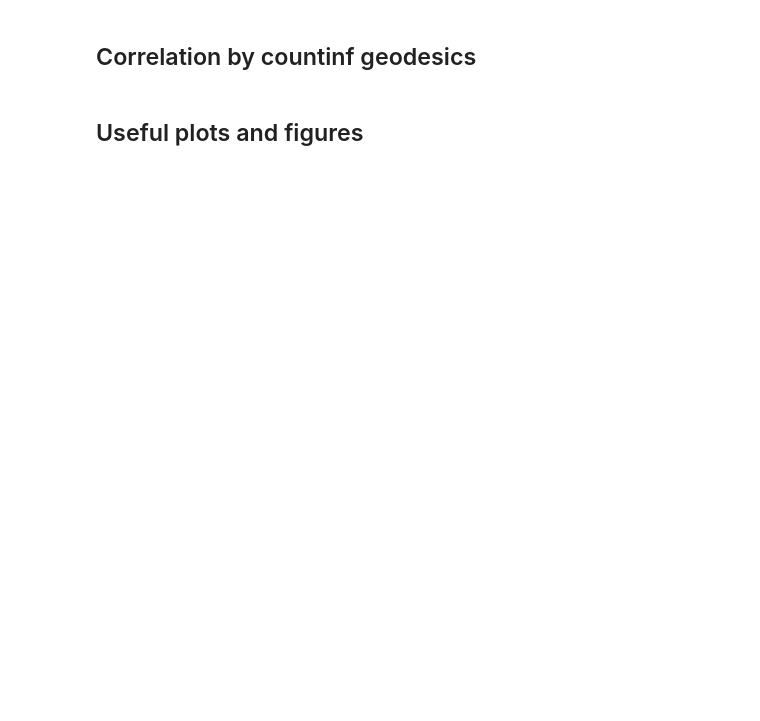
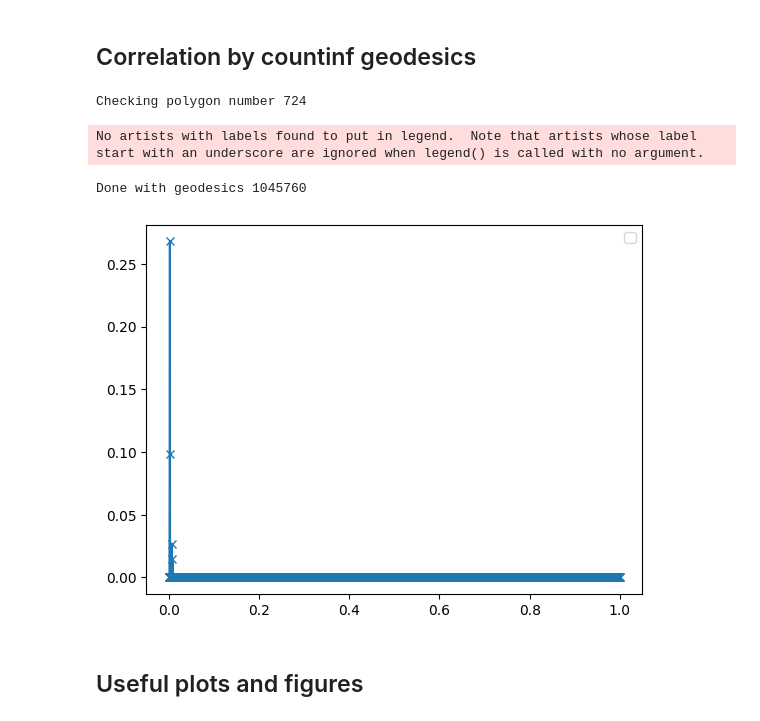
Before and after one commit to Alejo-Costa-Duran/HyperbolicFractonModel, a Jupyter notebook: Simulation.ipynb, the cells around one changed output. Saved outputs shown, nothing was run; the diff lists cells and outputs as text; code cells hidden in the pictures; blank space fills up the shorter version.

Commit message:
Correlations Computed

```diff
--- a/Simulation.ipynb
+++ b/Simulation.ipynb
@@ -429,3 +447,25 @@ def correlationByGeodesics(p,q,nLayers):
+# %%
+
+bHoleRads = sorted(list(set([np.round(g.distanceToOrigin+0.00001,5) for g in model.geodesicList])))
+bHoleRads = [0]+bHoleRads[:20]
+p = 5
+q = 4
+for nLayers in range(6,7):
+    model = md.FractonModel(p,q,nLayers)
+    save_dir = f"../Data/P{p}Q{q}/{nLayers}Layers"
+    correlation_dir = os.path.join(save_dir, 'CorrelationsByGeodesics')
+    fName = f'P{p}Q{q}N{nLayers}.npy'
+    correlation = np.load(os.path.join(correlation_dir,fName))
+    figCorr,axCorr = plt.subplots()
+    distances = np.arange(1,len(model.border)+1,1)/(len(model.border))
+    axCorr.plot(distances,correlation[18,:],'x-')
+    axCorr.legend()
+    figCorr.show()
+# %% [output]
+Checking polygon number 724
+No artists with labels found to put in legend.  Note that artists whose label start with an underscore are ignored when legend() is called with no argument.
+Done with geodesics 1045760
+[figure, added]
 # %% [markdown]
 ## Useful plots and figures
 # %%
```
Also changed, not shown: parts of 6 cells of this notebook, 1 other file.
